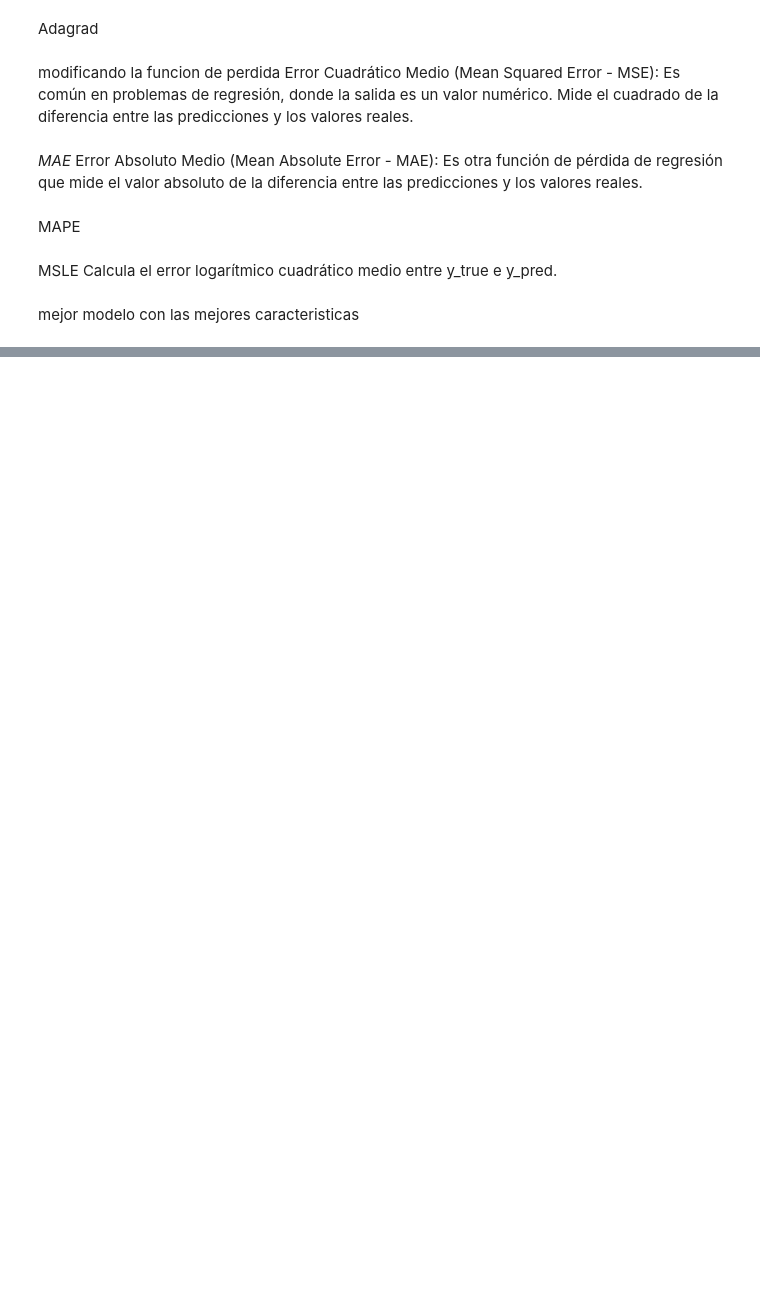
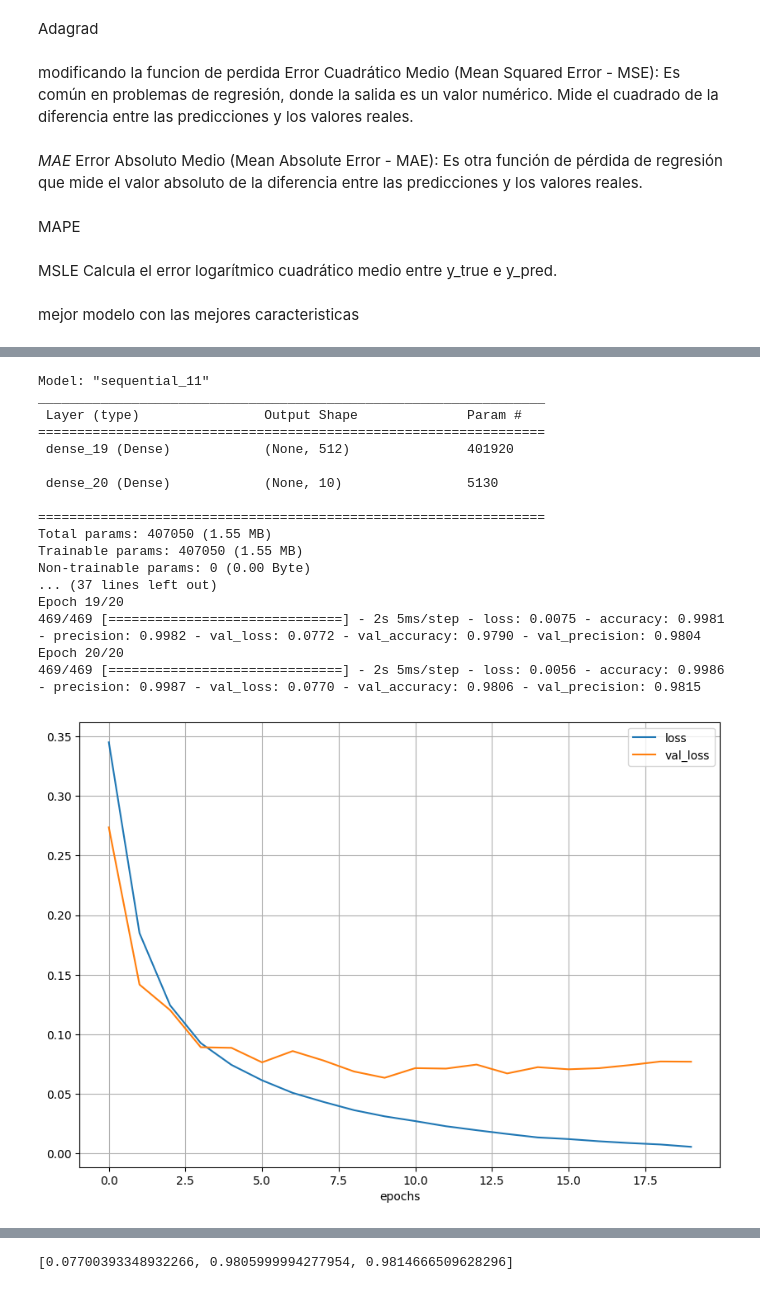
Before and after one commit to junk151516/RedesNeuronales, a Jupyter notebook: Trabajo_final_redes_neuronales.ipynb, the cells around one changed output, grey strips where cells are left out. Saved outputs shown, nothing was run; the diff lists cells and outputs as text; code cells hidden in the pictures; blank space fills up the shorter version.

```diff
--- a/Trabajo_final_redes_neuronales.ipynb
+++ b/Trabajo_final_redes_neuronales.ipynb
@@ -728,0 +778,35 @@ Epoch 40/40
+# %%
+model = models.Sequential()
+model.add(layers.Dense(512,activation='elu', input_shape=(28*28,)))
+model.add(layers.Dense(10,activation='softmax'))
+model.compile(optimizer='rmsprop',
+              loss='categorical_crossentropy',
+              metrics=['accuracy', 'Precision'])
+model.summary()
+history = model.fit(x_train, y_train, epochs=20,callbacks=[tensorboardDenso], batch_size=128, validation_data=(x_test, y_test))
+
+pd.DataFrame({'loss': history.history['loss'],
+              'val_loss': history.history['val_loss']}).plot(figsize=(10, 7))
+plt.grid(True)
+plt.xlabel("epochs")
+plt.show()
+model.evaluate(x_test, y_test)
+# %% [output]
+Model: "sequential_11"
+_________________________________________________________________
+ Layer (type)                Output Shape              Param #
+=================================================================
+ dense_19 (Dense)            (None, 512)               401920
+
+ dense_20 (Dense)            (None, 10)                5130
+
+=================================================================
+Total params: 407050 (1.55 MB)
+Trainable params: 407050 (1.55 MB)
+Non-trainable params: 0 (0.00 Byte)
+... (37 lines left out)
+Epoch 19/20
+469/469 [==============================] - 2s 5ms/step - loss: 0.0075 - accuracy: 0.9981 - precision: 0.9982 - val_loss: 0.0772 - val_accuracy: 0.9790 - val_precision: 0.9804
+Epoch 20/20
+469/469 [==============================] - 2s 5ms/step - loss: 0.0056 - accuracy: 0.9986 - precision: 0.9987 - val_loss: 0.0770 - val_accuracy: 0.9806 - val_precision: 0.9815
+[figure, added]
@@ -728,0 +814 @@ Epoch 40/40
+[0.07700393348932266, 0.9805999994277954, 0.9814666509628296]
```
Also changed, not shown: parts of 16 cells of this notebook.
